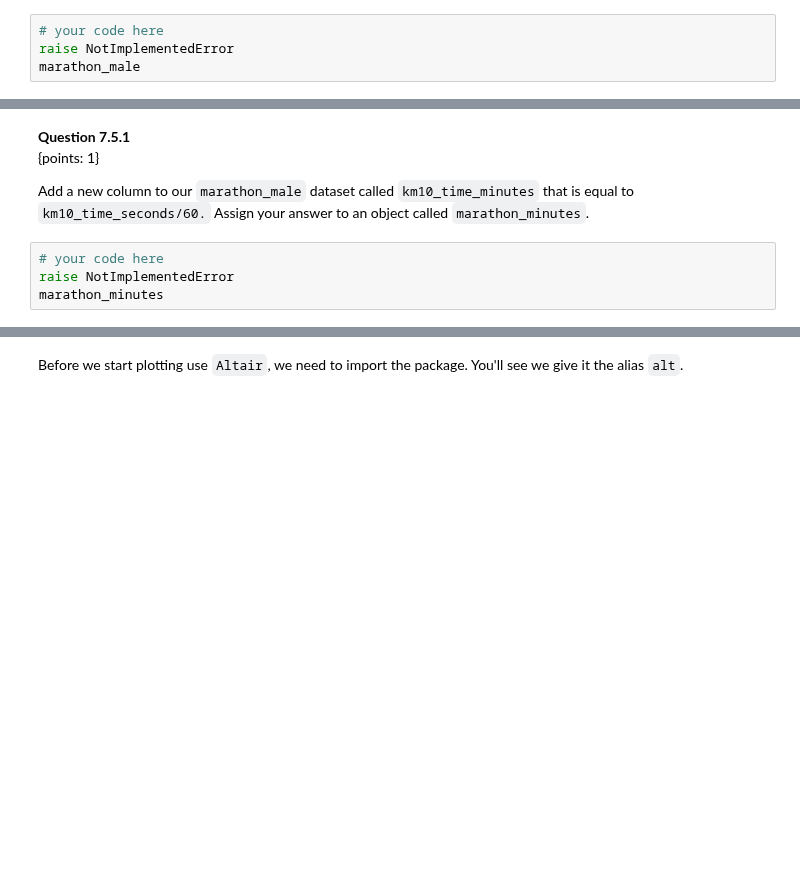
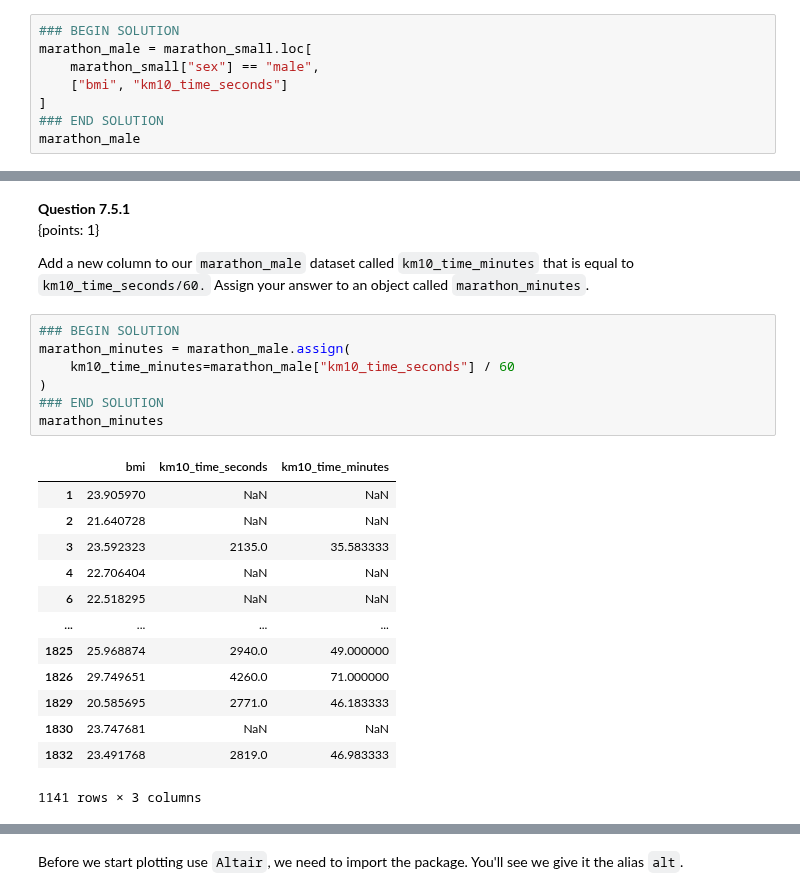
Before and after one commit to UBC-DSCI/dsci-100-student-python, a Jupyter notebook: materials/py_worksheet_intro/py_worksheet_intro.ipynb, the cells around one changed output, grey strips where cells are left out. Saved outputs shown, nothing was run; the diff lists cells and outputs as text; blank space fills up the shorter version.

```diff
--- a/materials/py_worksheet_intro/py_worksheet_intro.ipynb
+++ b/materials/py_worksheet_intro/py_worksheet_intro.ipynb
@@ -659,6 +874,10 @@ Use `loc` to keep only the male runners and the columns `bmi` and `km10_time_sec
 
 *Make sure you select `bmi` first and then `km10_time_seconds`*!
 # %%
-# your code here
-raise NotImplementedError
+### BEGIN SOLUTION
+marathon_male = marathon_small.loc[
+    marathon_small["sex"] == "male",
+    ["bmi", "km10_time_seconds"]
+]
+### END SOLUTION
 marathon_male
@@ -725,9 +966,26 @@ In the example above, we are creating a new column named `new_column` that is eq
 
 Add a new column to our `marathon_male` dataset called `km10_time_minutes` that is equal to `km10_time_seconds/60.` Assign your answer to an object called `marathon_minutes`.
 # %%
-# your code here
-raise NotImplementedError
+### BEGIN SOLUTION
+marathon_minutes = marathon_male.assign(
+    km10_time_minutes=marathon_male["km10_time_seconds"] / 60
+)
+### END SOLUTION
 marathon_minutes
+# %% [output]
+|  | bmi | km10_time_seconds | km10_time_minutes |
+| 1 | 23.905970 | NaN | NaN |
+| 2 | 21.640728 | NaN | NaN |
+| 3 | 23.592323 | 2135.0 | 35.583333 |
+| 4 | 22.706404 | NaN | NaN |
+| 6 | 22.518295 | NaN | NaN |
+| ... | ... | ... | ... |
+| 1825 | 25.968874 | 2940.0 | 49.000000 |
+| 1826 | 29.749651 | 4260.0 | 71.000000 |
+| 1829 | 20.585695 | 2771.0 | 46.183333 |
+| 1830 | 23.747681 | NaN | NaN |
+| 1832 | 23.491768 | 2819.0 | 46.983333 |
+1141 rows × 3 columns
 # %%
 from hashlib import sha1
 assert sha1(str(type(marathon_minutes.shape)).encode("utf-8")+b"45355").hexdigest() == "6ecd38472c7fe76cd6869f8253598d83bef814b5", "type of marathon_minutes.shape is not tuple. marathon_minutes.shape should be a tuple"
```
Also changed, not shown: parts of 56 cells of this notebook.
